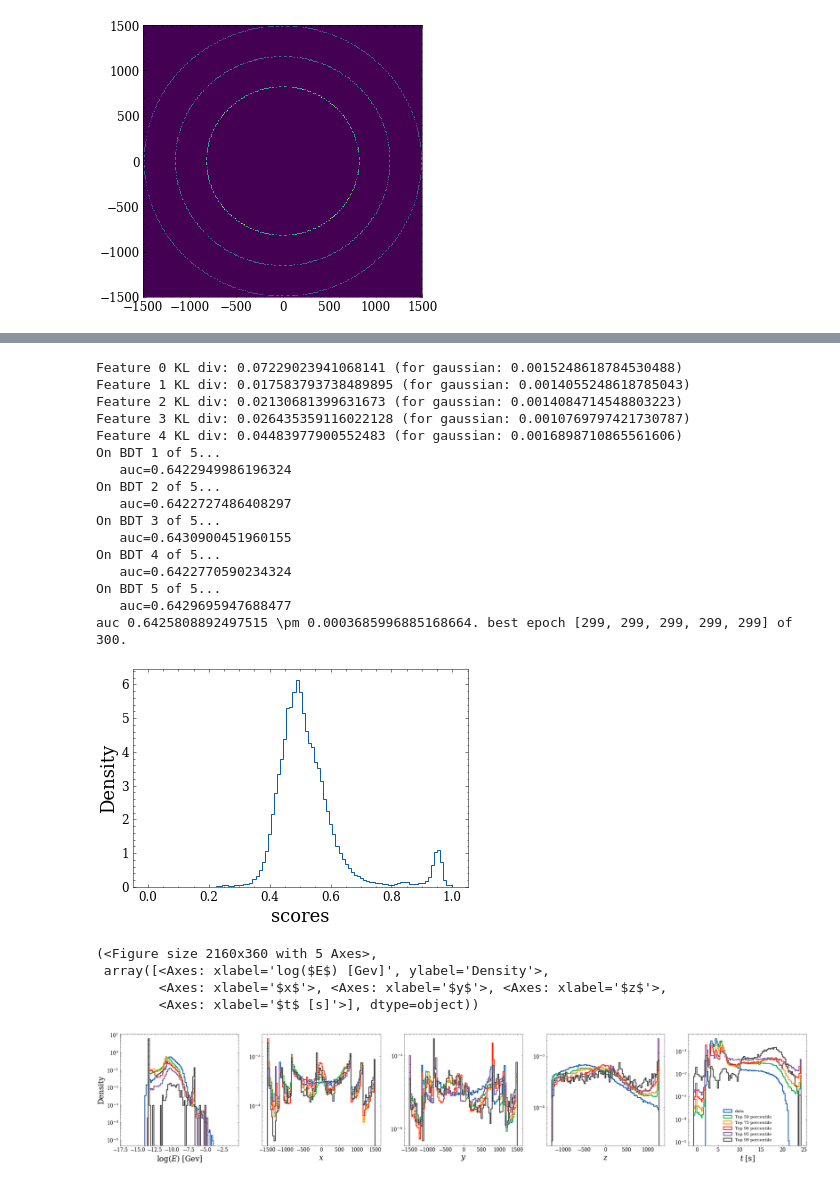
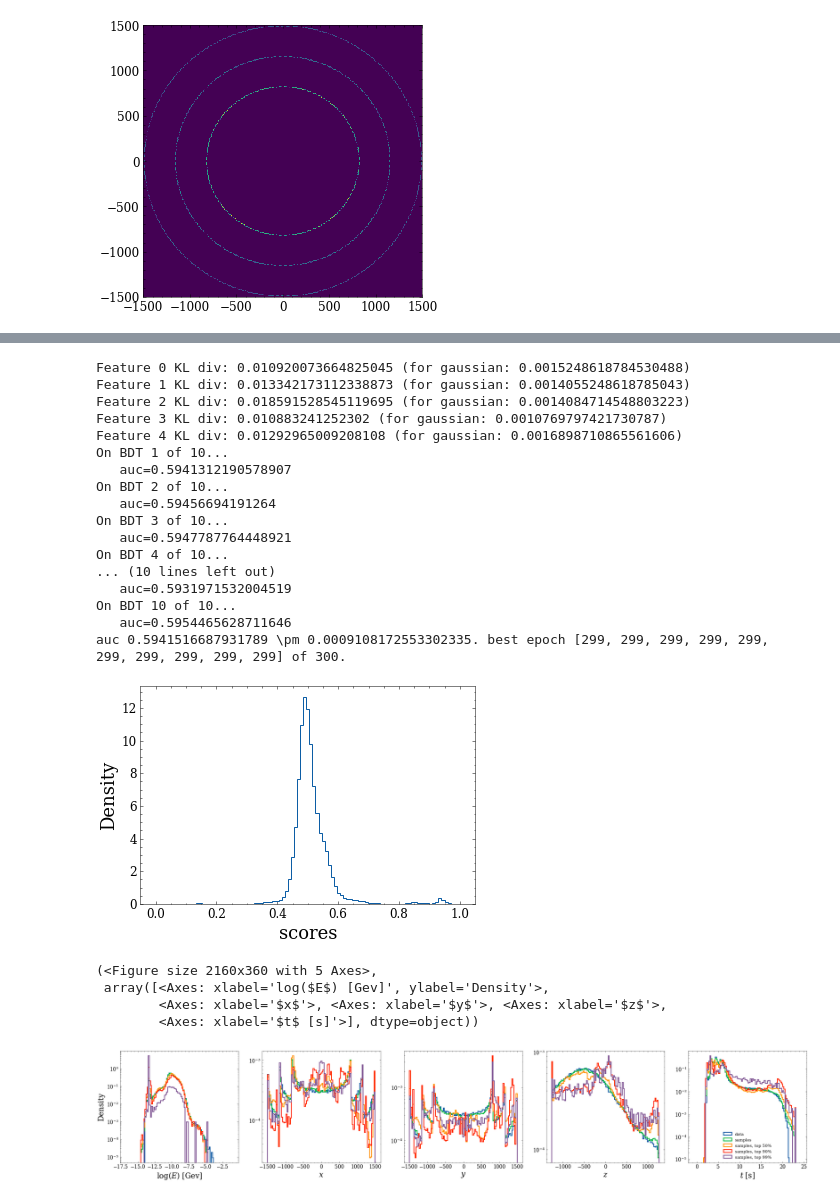
Before and after one commit to rmastand/fast_tracker_BIBgen_mucoll, a Jupyter notebook: test_truncation.ipynb, the cells around one changed output, grey strips where cells are left out. Drawn from its saved outputs; the diff is of its cells as text; code cells hidden in the pictures.

```diff
--- a/test_truncation.ipynb
+++ b/test_truncation.ipynb
@@ -23,11 +23,11 @@ from helpers.plotting import plot_hists_1d, plot_corner_hist_2d
 BIN_BOUND = 5
 NUM_BINS = 100
 NUM_FEATURES = 5
+NUM_BDTS = 10
 
 
-
-ZUKO_ID = "UNAF"
-NAME = "M_2048"
+ZUKO_ID = "NSF"
+NAME = "L_2048"
 BATCH_SIZE = 512
 NUM_COND_INPUTS = 0
 COLLECTION_NAME = "OuterTrackerBarrelCollection"
@@ -252,60 +252,62 @@ ks_dists_gaussians = get_kl_dist(np.random.normal(size = data.shape), np.random.
 for i, ks_dist in enumerate(ks_dists_samples):
     print("Feature {i} KL div: {ks_dist} (for gaussian: {ks_gauss})".format(i=i, ks_dist=ks_dist, ks_gauss=ks_dists_gaussians[i]))
 
-auc_mean, auc_std, best_epoch_list, max_epochs, bdt_list = discriminate_data_from_samples(data,  X_samples["flow_samples"], n_runs=5, bdt_config="configs/bdt.yml")
+auc_mean, auc_std, best_epoch_list, max_epochs, bdt_list = discriminate_data_from_samples(data,  X_samples["flow_samples"], n_runs=NUM_BDTS, bdt_config="configs/bdt.yml")
 print(f"auc {auc_mean} \pm {auc_std}. best epoch {best_epoch_list} of {max_epochs}.\n")
 # %% [output]
-Feature 0 KL div: 0.07229023941068141 (for gaussian: 0.0015248618784530488)
-Feature 1 KL div: 0.017583793738489895 (for gaussian: 0.0014055248618785043)
-Feature 2 KL div: 0.02130681399631673 (for gaussian: 0.0014084714548803223)
-Feature 3 KL div: 0.026435359116022128 (for gaussian: 0.0010769797421730787)
-Feature 4 KL div: 0.04483977900552483 (for gaussian: 0.0016898710865561606)
-On BDT 1 of 5...
-   auc=0.6422949986196324
-On BDT 2 of 5...
-   auc=0.6422727486408297
-On BDT 3 of 5...
-   auc=0.6430900451960155
-On BDT 4 of 5...
-   auc=0.6422770590234324
-On BDT 5 of 5...
-   auc=0.6429695947688477
-auc 0.6425808892497515 \pm 0.0003685996885168664. best epoch [299, 299, 299, 299, 299] of 300.
+Feature 0 KL div: 0.010920073664825045 (for gaussian: 0.0015248618784530488)
+Feature 1 KL div: 0.013342173112338873 (for gaussian: 0.0014055248618785043)
+Feature 2 KL div: 0.018591528545119695 (for gaussian: 0.0014084714548803223)
+Feature 3 KL div: 0.010883241252302 (for gaussian: 0.0010769797421730787)
+Feature 4 KL div: 0.01292965009208108 (for gaussian: 0.0016898710865561606)
+On BDT 1 of 10...
+   auc=0.5941312190578907
+On BDT 2 of 10...
+   auc=0.59456694191264
+On BDT 3 of 10...
+   auc=0.5947787764448921
+On BDT 4 of 10...
+... (10 lines left out)
+   auc=0.5931971532004519
+On BDT 10 of 10...
+   auc=0.5954465628711646
+auc 0.5941516687931789 \pm 0.0009108172553302335. best epoch [299, 299, 299, 299, 299, 299, 299, 299, 299, 299] of 300.
 # %%
 
 loc_scores = []
 for i, bdt_i in enumerate(bdt_list):
 
     loc_scores.append(bdt_i.predict_proba(
             X_samples["flow_samples"], iteration_range=(0, best_epoch_list[i])
         )[:, 0].reshape(-1, 1))
 
 loc_scores = np.mean(np.concatenate(loc_scores, axis = 1), axis = 1)
 
 
 plt.figure()
 plt.hist(loc_scores, bins = np.linspace(0, 1, 100), histtype = "step", density = True)
 plt.xlabel("scores")
 plt.ylabel("Density")
 plt.show()
 
 
-X_plot = {}
+X_plot = {"samples":  X_samples["flow_samples"]}
 
-percentiles = [50, 75, 90, 95, 99]
+percentiles = [50, 90, 99]
+
 for p in percentiles:
-    X_plot[f"Top {p} percentile"] =  X_samples["flow_samples"][loc_scores > np.percentile(loc_scores, p)]
+    X_plot[f"samples, top {p}%"] =  X_samples["flow_samples"][loc_scores >= np.percentile(loc_scores, p)]
 
 
 
 plot_hists_1d({"data":data, **X_plot}, bins_dict, log_dims=log_vars, labels=feature_labels)
 # %% [output]
-[figure, old version]
+[figure, new version]
 (<Figure size 2160x360 with 5 Axes>,
  array([<Axes: xlabel='log($E$) [Gev]', ylabel='Density'>,
         <Axes: xlabel='$x$'>, <Axes: xlabel='$y$'>, <Axes: xlabel='$z$'>,
         <Axes: xlabel='$t$ [s]'>], dtype=object))
-[figure, old version]
+[figure, new version]
 # %%
 ks_dists_samples = get_kl_dist(data, X_samples["flow_samples"][m])
 ks_dists_gaussians = get_kl_dist(np.random.normal(size = data.shape), np.random.normal(size =  X_samples["flow_samples"][m].shape))
```
Also changed, not shown: parts of 6 cells of this notebook, 1 other file.
